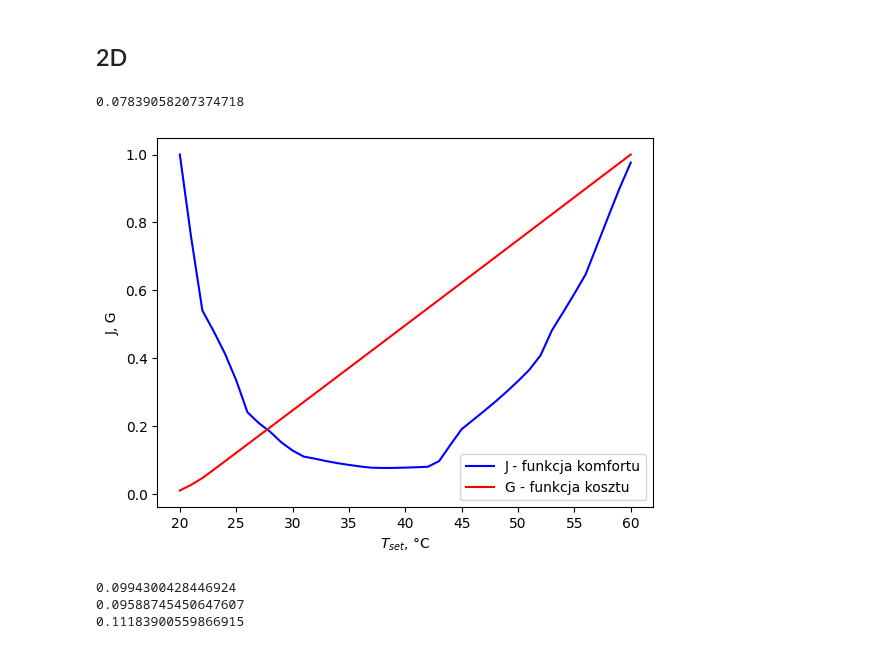
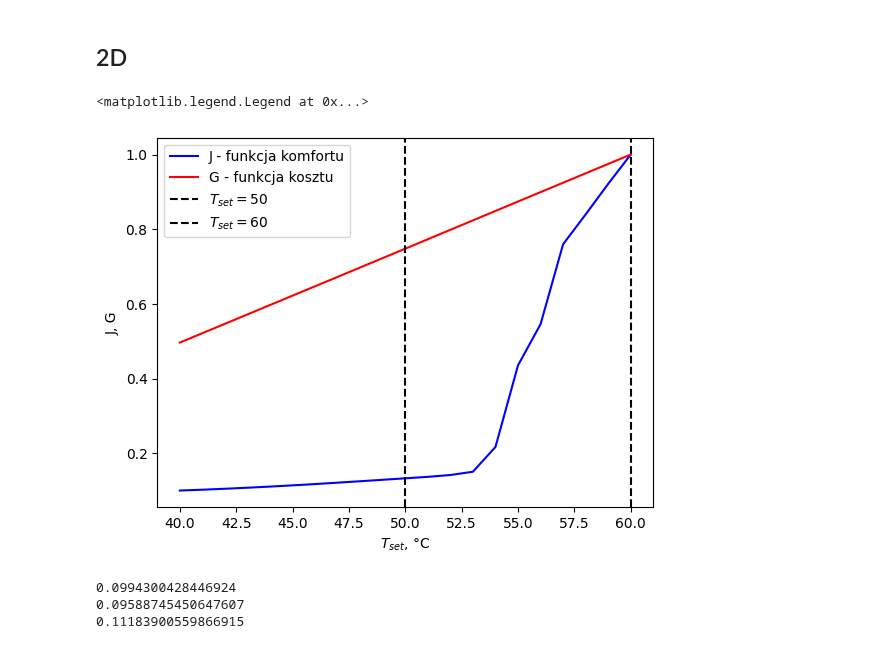
Before and after one commit to KulsonKula/Analiza-i-modelowanie-procesow-zwiazanych-z-systemem-centralnego-ogrzewania, a Jupyter notebook: Kod/Symulacja.IPYNB, the cells around one changed output. Drawn from its saved outputs; the diff is of its cells as text; code cells hidden in the pictures.

```diff
--- a/Kod/Symulacja.IPYNB
+++ b/Kod/Symulacja.IPYNB
@@ -181,11 +181,11 @@ J
 # %% [markdown]
 ## 2D
 # %%
-T_set_wybrane = np.arange(20, 61) # od 40 do 60
+T_set_wybrane = np.arange(40, 61) # od 40 do 60
 G_all=np.array([])
 J_all=np.array([])
 
-delta_t=2
+delta_t=4
 
 for t_set in T_set_wybrane:
         Two_1 = np.array([TWO_1_SET])
@@ -251,15 +251,19 @@ for t_set in T_set_wybrane:
 # %%
 J_all_norm=J_all/J_all.max()
 G_all_norm=G_all/G_all.max()
 
+
 plt.plot(T_set_wybrane, J_all_norm,color='blue', label='J - funkcja komfortu')
 plt.plot(T_set_wybrane, G_all_norm,color='red', label='G - funkcja kosztu')
+plt.axvline(x=50, color='black', linestyle='--', label='$T_{set}=50$')
+plt.axvline(x=60, color='black', linestyle='--', label='$T_{set}=60$')
+
 plt.ylabel('J, G')
 plt.xlabel('$T_{set}$, \u00b0C')
-plt.legend(loc='lower right')
+plt.legend(loc='upper left')
 # %% [output]
-0.07839058207374718
+<matplotlib.legend.Legend at 0x...>
-[figure, old version]
+[figure, new version]
 # %%
 J_wagi=0.1
 G_wagi=0.9
```
Also changed, not shown: 4 other files.
